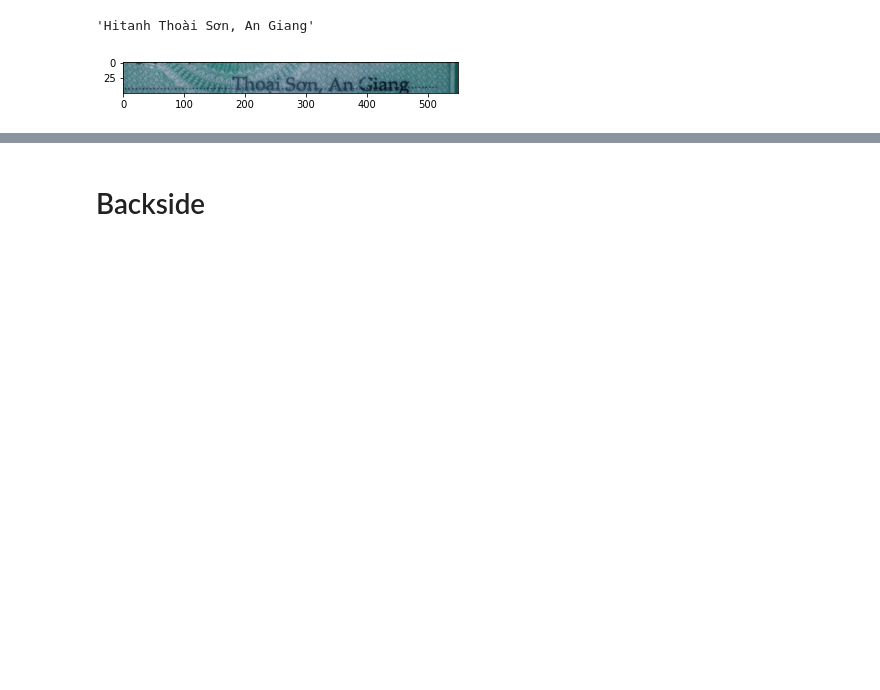
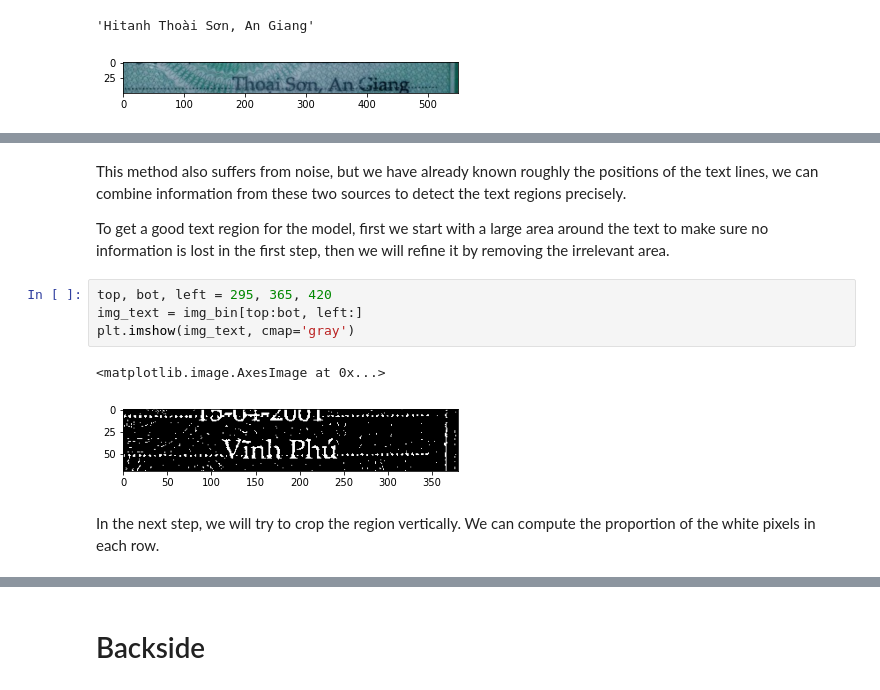
Before and after one commit to HoangCongDuc/vietnamese-id-card-extractor, a Jupyter notebook: methods-explanation.ipynb, the cells around one changed output, grey strips where cells are left out. Cells and saved outputs as stored; diff of their text form; blank space fills up the shorter version.

```diff
--- a/methods-explanation.ipynb
+++ b/methods-explanation.ipynb
@@ -280,0 +265,13 @@ Thoại Sơn, An Giang
+# %% [markdown]
+This method also suffers from noise, but we have already known roughly the positions of the text lines, we can combine information from these two sources to detect the text regions precisely.
+
+To get a good text region for the model, first we start with a large area around the text to make sure no information is lost in the first step, then we will refine it by removing the irrelevant area.
+# %%
+top, bot, left = 295, 365, 420
+img_text = img_bin[top:bot, left:]
+plt.imshow(img_text, cmap='gray')
+# %% [output]
+<matplotlib.image.AxesImage at 0x...>
+[figure, added]
+# %% [markdown]
+In the next step, we will try to crop the region vertically. We can compute the proportion of the white pixels in each row.
```
Also changed, not shown: parts of 31 cells of this notebook, 11 other files.
